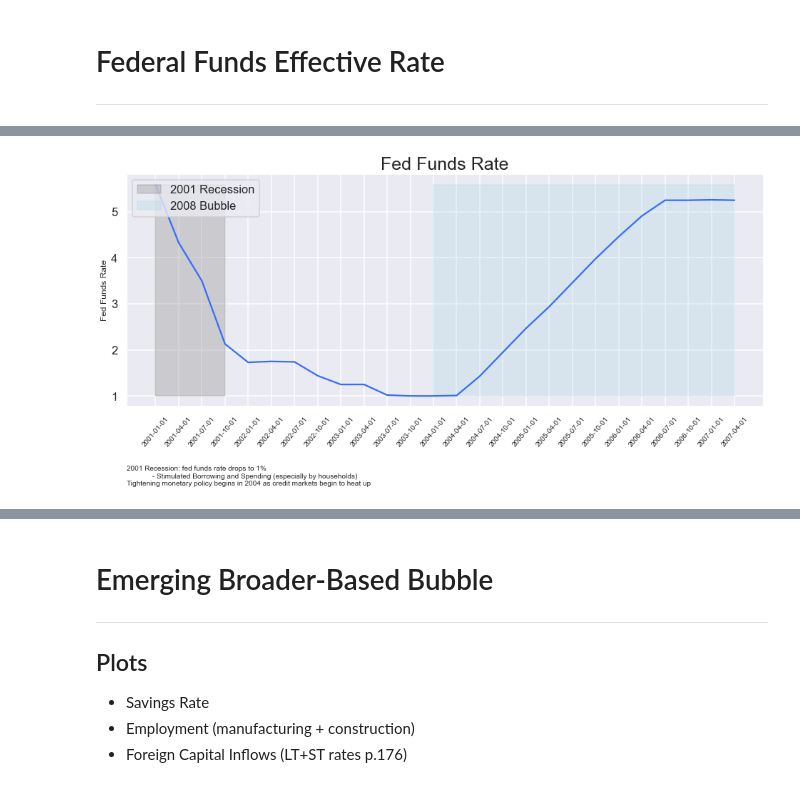
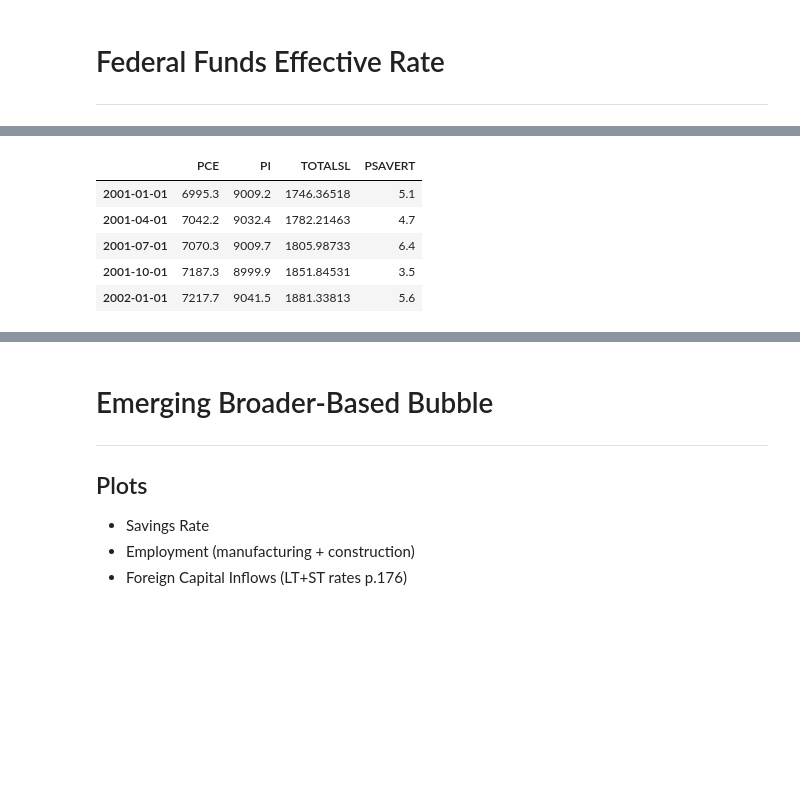
Before and after one commit to bridaniels/Principles_NavigatingBigDebtCrises, a Jupyter notebook: Part2/US_DebtAdjustment/2008_bubble.ipynb, the cells around one changed output, grey strips where cells are left out. Cells and saved outputs as stored; diff of their text form; code cells hidden in the pictures; blank space fills up the shorter version.

```diff
--- a/Part2/US_DebtAdjustment/2008_bubble.ipynb
+++ b/Part2/US_DebtAdjustment/2008_bubble.ipynb
@@ -78,7 +93,14 @@ import cycles as c
  Bubble Start: 2004-01-01
  Top Start: 2007-04-01
 # %%
-ff = c.FEDFUNDS(start=c.start_recession01, end=c.start_top)
-ff.plot_basicFEDFUNDS()
+house = c.HOUSEHOLD_SPENDING(start=c.start_recession01,end=c.start_top)
+df = house.spending()
-# %% [output]
-[figure, removed]
+# %%
+df.head()
+# %% [output]
+|  | PCE | PI | TOTALSL | PSAVERT |
+| 2001-01-01 | 6995.3 | 9009.2 | 1746.36518 | 5.1 |
+| 2001-04-01 | 7042.2 | 9032.4 | 1782.21463 | 4.7 |
+| 2001-07-01 | 7070.3 | 9009.7 | 1805.98733 | 6.4 |
+| 2001-10-01 | 7187.3 | 8999.9 | 1851.84531 | 3.5 |
+| 2002-01-01 | 7217.7 | 9041.5 | 1881.33813 | 5.6 |
```
Also changed, not shown: parts of 9 cells of this notebook, 1 other file.
